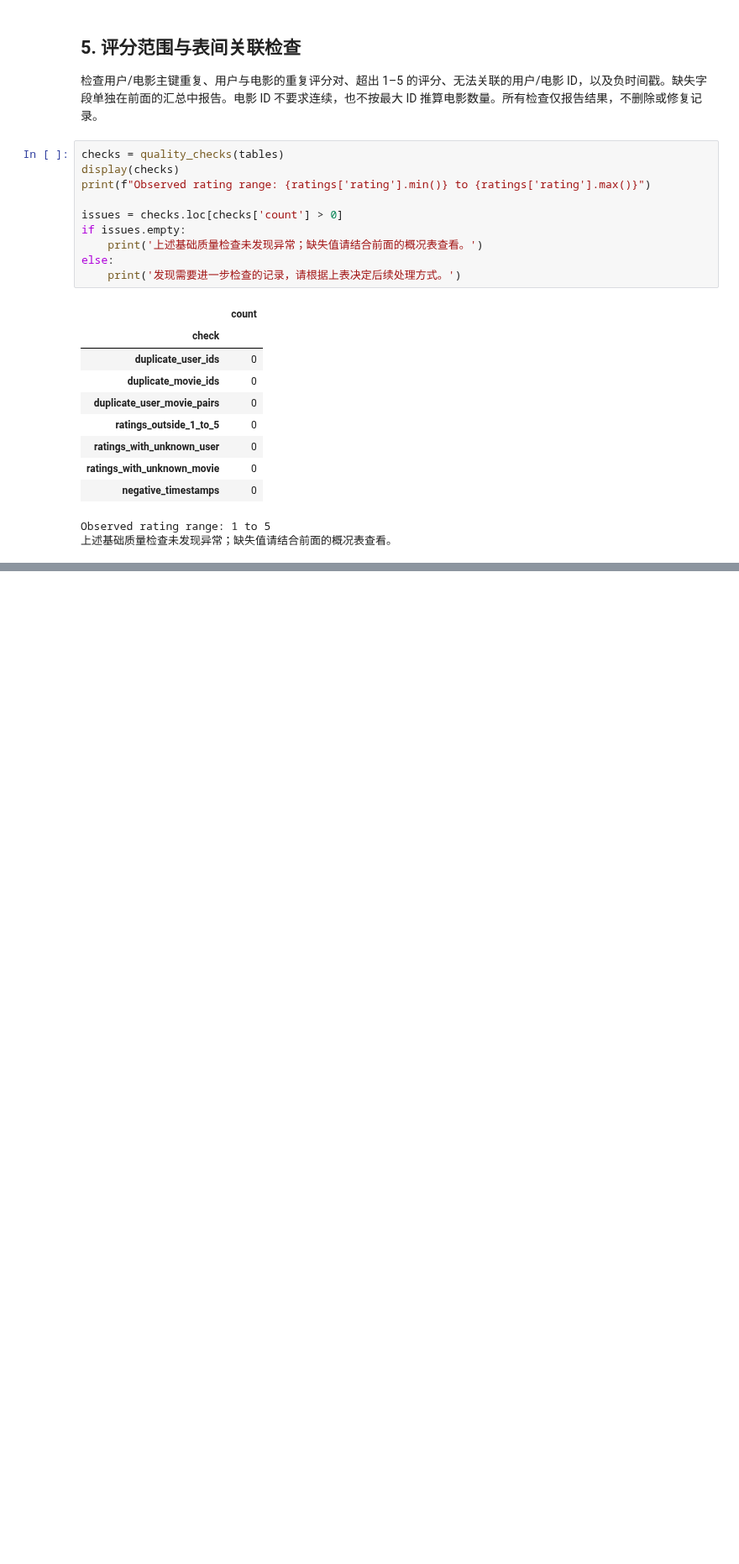
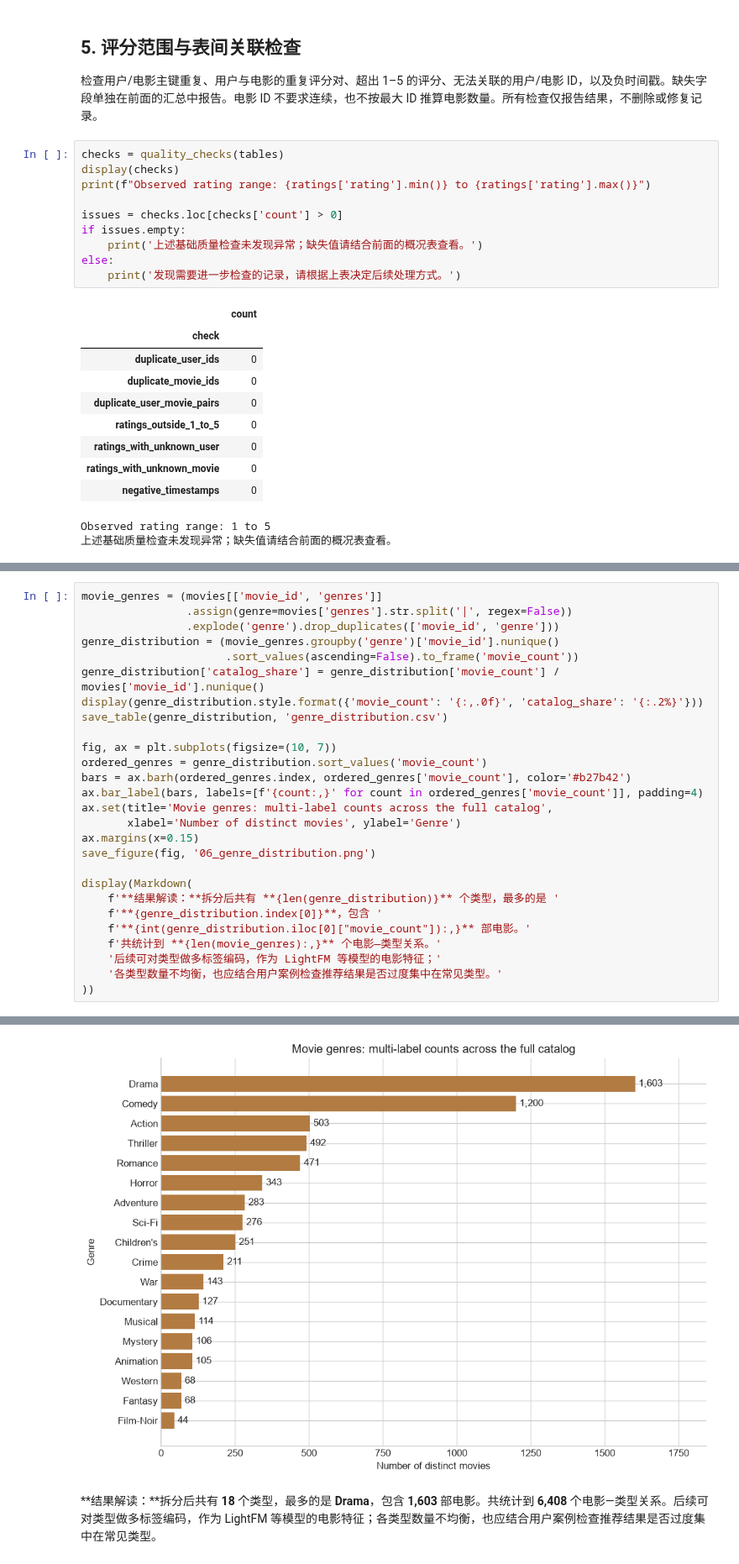
Before and after one commit to SZTU-ZBK/data_engineer_group_project, a Jupyter notebook: notebooks/01_data_analysis.ipynb, the cells around one changed output, grey strips where cells are left out. Shown at 84% size. Cells and saved outputs as stored; diff of their text form; blank space fills up the shorter version.

```diff
--- a/notebooks/01_data_analysis.ipynb
+++ b/notebooks/01_data_analysis.ipynb
@@ -164,0 +389,28 @@ Observed rating range: 1 to 5
+# %%
+movie_genres = (movies[['movie_id', 'genres']]
+                .assign(genre=movies['genres'].str.split('|', regex=False))
+                .explode('genre').drop_duplicates(['movie_id', 'genre']))
+genre_distribution = (movie_genres.groupby('genre')['movie_id'].nunique()
+                      .sort_values(ascending=False).to_frame('movie_count'))
+genre_distribution['catalog_share'] = genre_distribution['movie_count'] / movies['movie_id'].nunique()
+display(genre_distribution.style.format({'movie_count': '{:,.0f}', 'catalog_share': '{:.2%}'}))
+save_table(genre_distribution, 'genre_distribution.csv')
+
+fig, ax = plt.subplots(figsize=(10, 7))
+ordered_genres = genre_distribution.sort_values('movie_count')
+bars = ax.barh(ordered_genres.index, ordered_genres['movie_count'], color='#b27b42')
+ax.bar_label(bars, labels=[f'{count:,}' for count in ordered_genres['movie_count']], padding=4)
+ax.set(title='Movie genres: multi-label counts across the full catalog',
+       xlabel='Number of distinct movies', ylabel='Genre')
+ax.margins(x=0.15)
+save_figure(fig, '06_genre_distribution.png')
+
+display(Markdown(
+    f'**结果解读：**拆分后共有 **{len(genre_distribution)}** 个类型，最多的是 '
+    f'**{genre_distribution.index[0]}**，包含 '
+    f'**{int(genre_distribution.iloc[0]["movie_count"]):,}** 部电影。'
+    f'共统计到 **{len(movie_genres):,}** 个电影—类型关系。'
+    '后续可对类型做多标签编码，作为 LightFM 等模型的电影特征；'
+    '各类型数量不均衡，也应结合用户案例检查推荐结果是否过度集中在常见类型。'
+))
+# %% [output]
@@ -164,0 +435,2 @@ Observed rating range: 1 to 5
+[figure, added]
+**结果解读：**拆分后共有 **18** 个类型，最多的是 **Drama**，包含 **1,603** 部电影。共统计到 **6,408** 个电影—类型关系。后续可对类型做多标签编码，作为 LightFM 等模型的电影特征；各类型数量不均衡，也应结合用户案例检查推荐结果是否过度集中在常见类型。
```
Also changed, not shown: parts of 17 cells of this notebook, 16 other files.
